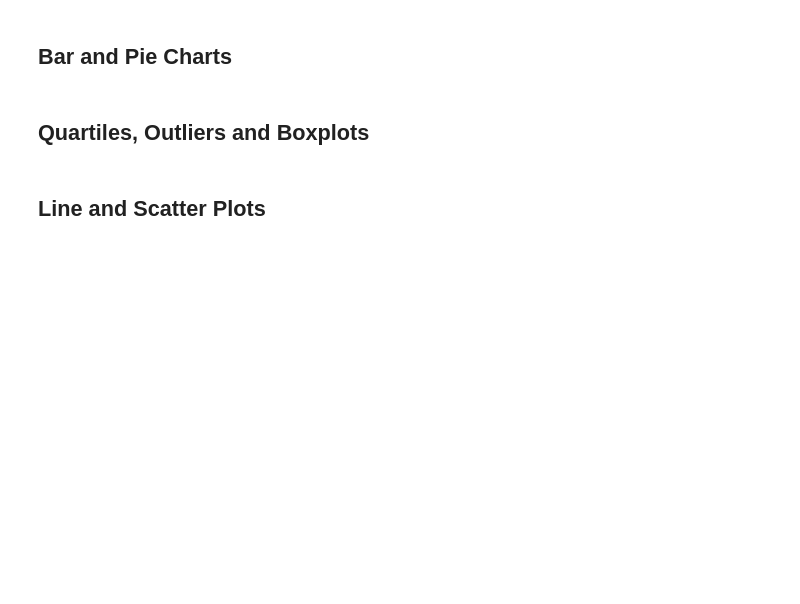
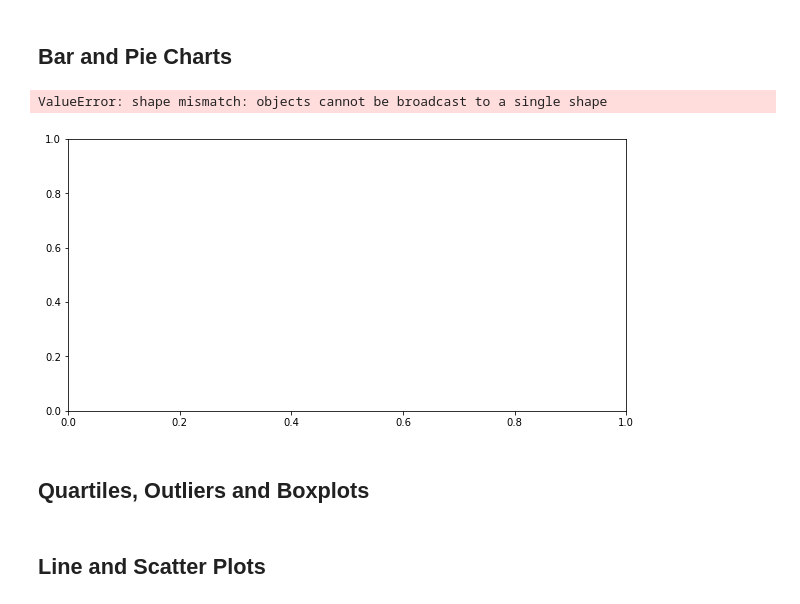
Before and after one commit to jddarby1108/Matplotlib_Challenge, a Jupyter notebook: Instructions/Pymaceuticals/pymaceuticals_starter.ipynb, the cells around one changed output. Cells and saved outputs as stored; diff of their text form; code cells hidden in the pictures; blank space fills up the shorter version.

Commit message:
bar charts

```diff
--- a/Instructions/Pymaceuticals/pymaceuticals_starter.ipynb
+++ b/Instructions/Pymaceuticals/pymaceuticals_starter.ipynb
@@ -87,6 +89,23 @@ clean_df["Mouse ID"].count()
 ## Summary Statistics
 # %%
 # Generate a summary statistics table of mean, median, variance, standard deviation, and SEM of the tumor volume for each regimen
+# # Filter the DataFrame down only to those columns needed
+tumor_regimen = clean_df[['Drug Regimen','Tumor Volume (mm3)']]
+
+# find unique regimens
+unique = tumor_regimen["Drug Regimen"].unique()
+print(unique)
+
+
+# # # # Set the index to be "Drug Regimen"
+tumor_regimen2 = tumor_regimen.set_index(["Drug Regimen","Tumor Volume (mm3)"])
+
+tumor_regimen2.mean(axis = 1, level = 0)
+
+
+# # iterate through tumor volumes of regimens
+
+# #Print summary stats and histogram
 plt.hist(tumor_regimen['Tumor Volume (mm3)'])
 plt.xlabel('Drug Regimen')
 plt.ylabel('Tumor Volume (mm3)')
@@ -97,20 +116,16 @@ print(tumor_regimen['Tumor Volume (mm3)'].mode())
 print(sts.normaltest(tumor_regimen['Tumor Volume (mm3)'].sample(200)))
 print(f"The standard deviation of mice tuors is: {round(tumor_regimen['Tumor Volume (mm3)'].std(),2)}")
 
-# Filter the DataFrame down only to those columns needed
-tumor_regimen = clean_df[['Drug Regimen','Tumor Volume (mm3)']]
-
-# Set the index to be "State" so they will be used as labels
-tumor_regimen = tumor_regimen.set_index("Drug Regimen")
-tumor_regimen.shape
-
-sample_tumor_regimen = tumor_regimen.sample(30)
+# # sample_tumor_regimen = tumor_regimen.sample(30)
 print(f"The SEM value for the sample mice data is {sem(tumor_regimen['Tumor Volume (mm3)'])}")
 
-# This method is the most straighforward, creating multiple series and putting them all together at the end.
+# # This method is the most straighforward, creating multiple series and putting them all together at the end.
 mean_tumor = (tumor_regimen['Tumor Volume (mm3)'].mean())
+mean_tumor
 median_tumor = (tumor_regimen['Tumor Volume (mm3)'].median())
 mode_tumor = (tumor_regimen['Tumor Volume (mm3)'].mode())
 std_tumor = (tumor_regimen['Tumor Volume (mm3)'].std(),2)
-var_tumor = (tumor_regimen['Tumor Volume (mm3)'].pvariance())
+var_tumor = statistics.variance((tumor_regimen['Tumor Volume (mm3)']))
+
+# # # Build summary table
 # %% [output]
@@ -126,6 +142,6 @@ NameError: name 'pvariance' is not defined
 # %%
 # Generate a summary statistics table of mean, median, variance, standard deviation, and SEM of the tumor volume for each regimen
-print(clean_df['Tumor Volume (mm3)'].describe())
-
+table_data = pd.DataFrame(tumor_regimen.groupby(["Drug Regimen"])[["Tumor Volume (mm3)"]].describe())
+table_data
 # This method produces everything in a single groupby function
 # %% [output]
@@ -142,6 +162,12 @@ Name: Tumor Volume (mm3), dtype: float64
 ## Bar and Pie Charts
 # %%
 # Generate a bar plot showing the total number of mice for each treatment throughout the course of the study using pandas.
+
+x_axis = np.arange(len(table_data))
+plt.figure(figsize=(10,5))
+# %% [output]
+ValueError: shape mismatch: objects cannot be broadcast to a single shape
+[figure, added]
 # %%
 # Generate a bar plot showing the total number of mice for each treatment throughout the course of the study using pyplot.
 # %%
```
Also changed, not shown: parts of 3 cells of this notebook.
